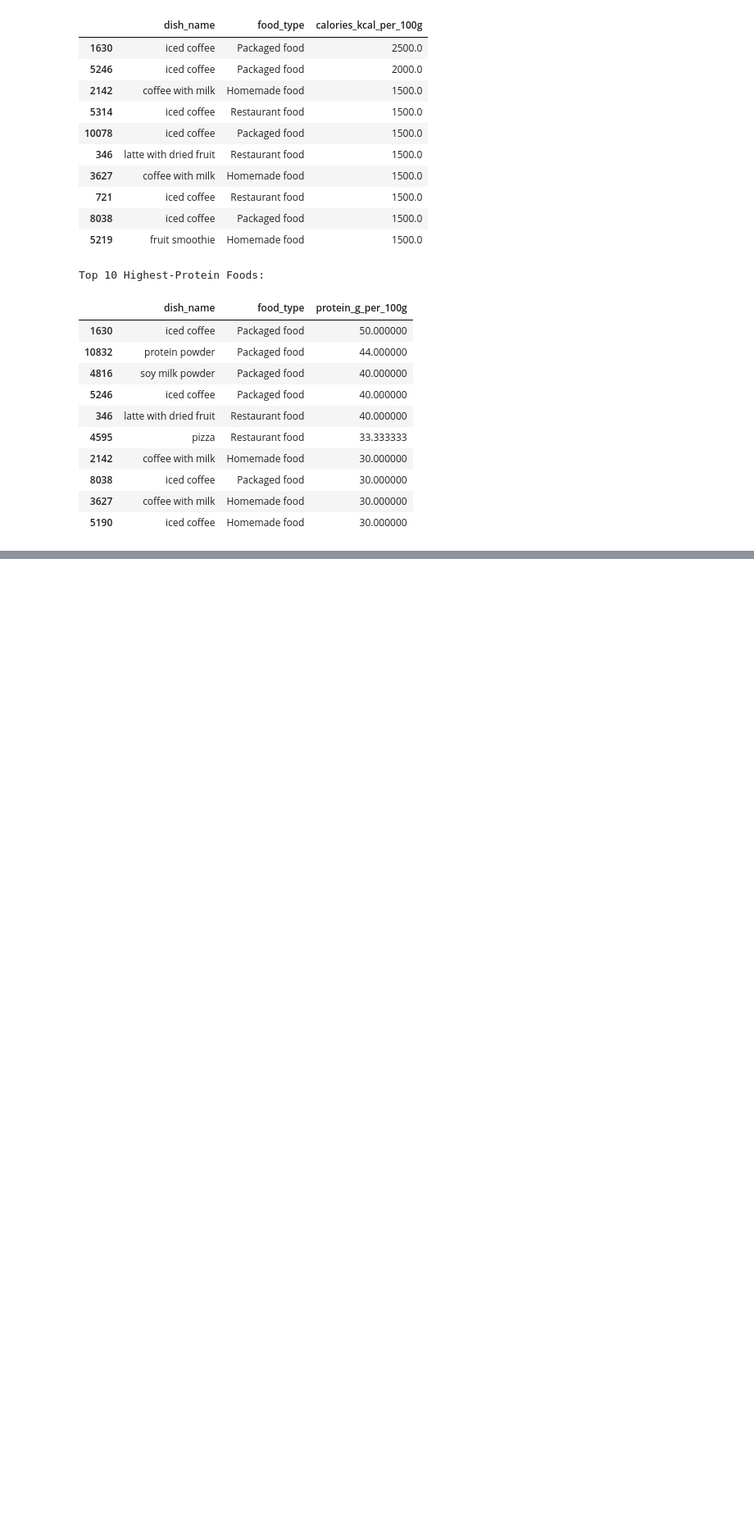
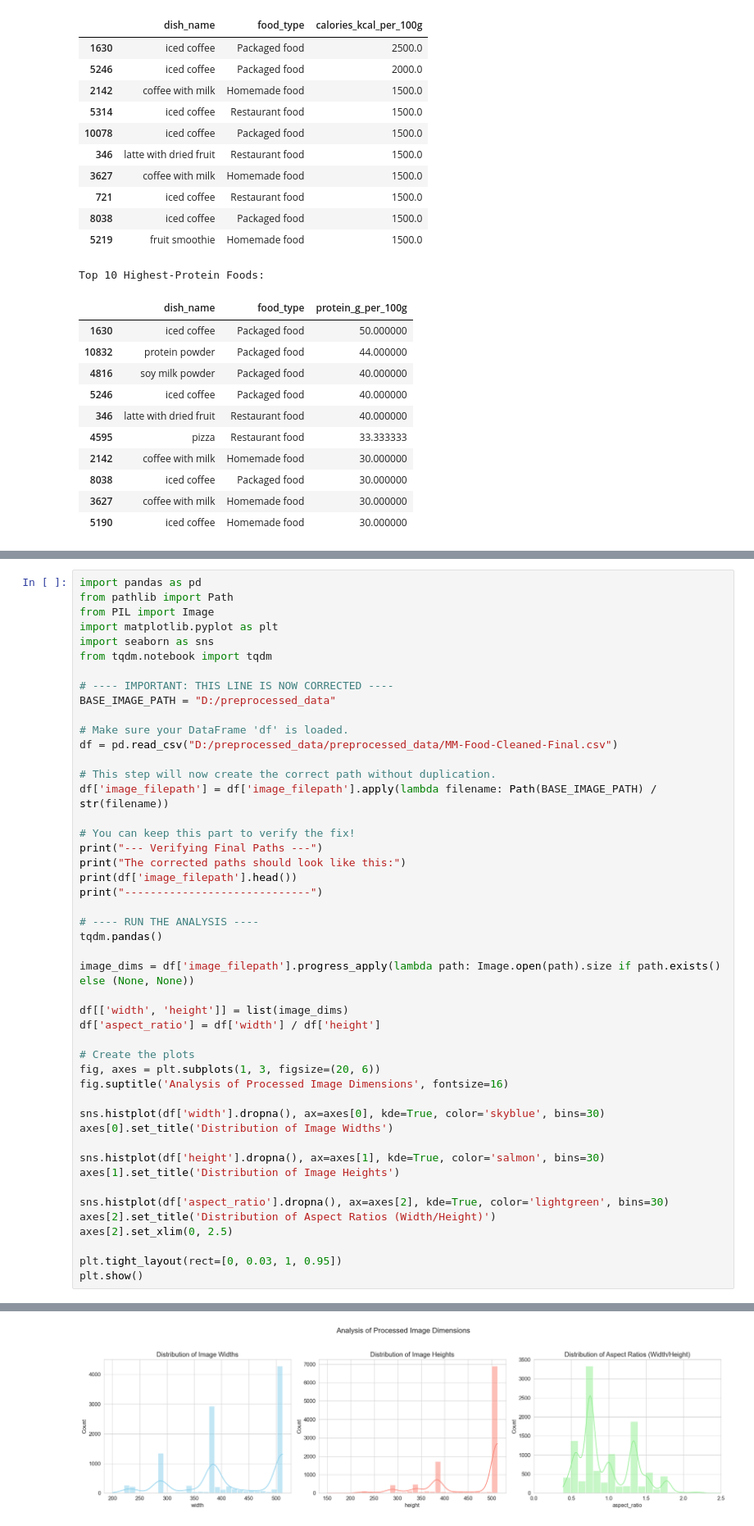
Before and after one commit to Aaditya235-design/NutriSage, a Jupyter notebook: Codes/EDA_PIPELINE.ipynb, the cells around one changed output, grey strips where cells are left out. Shown at 82% size. Drawn from its saved outputs; the diff is of its cells as text; blank space fills up the shorter version.

```diff
--- a/Codes/EDA_PIPELINE.ipynb
+++ b/Codes/EDA_PIPELINE.ipynb
@@ -300,3 +300,51 @@ Passing `palette` without assigning `hue` is deprecated and will be removed in v
 
   sns.barplot(x='Count', y='Ingredient', data=top_20_df, palette='viridis_r')
 [figure]
+# %%
+import pandas as pd
+from pathlib import Path
+from PIL import Image
+import matplotlib.pyplot as plt
+import seaborn as sns
+from tqdm.notebook import tqdm
+
+# ---- IMPORTANT: THIS LINE IS NOW CORRECTED ----
+BASE_IMAGE_PATH = "D:/preprocessed_data"
+
+# Make sure your DataFrame 'df' is loaded.
+df = pd.read_csv("D:/preprocessed_data/preprocessed_data/MM-Food-Cleaned-Final.csv")
+
+# This step will now create the correct path without duplication.
+df['image_filepath'] = df['image_filepath'].apply(lambda filename: Path(BASE_IMAGE_PATH) / str(filename))
+
+# You can keep this part to verify the fix!
+print("--- Verifying Final Paths ---")
+print("The corrected paths should look like this:")
+print(df['image_filepath'].head())
+print("-----------------------------")
+
+# ---- RUN THE ANALYSIS ----
+tqdm.pandas()
+
+image_dims = df['image_filepath'].progress_apply(lambda path: Image.open(path).size if path.exists() else (None, None))
+
+df[['width', 'height']] = list(image_dims)
+df['aspect_ratio'] = df['width'] / df['height']
+
+# Create the plots
+fig, axes = plt.subplots(1, 3, figsize=(20, 6))
+fig.suptitle('Analysis of Processed Image Dimensions', fontsize=16)
+
+sns.histplot(df['width'].dropna(), ax=axes[0], kde=True, color='skyblue', bins=30)
+axes[0].set_title('Distribution of Image Widths')
+
+sns.histplot(df['height'].dropna(), ax=axes[1], kde=True, color='salmon', bins=30)
+axes[1].set_title('Distribution of Image Heights')
+
+sns.histplot(df['aspect_ratio'].dropna(), ax=axes[2], kde=True, color='lightgreen', bins=30)
+axes[2].set_title('Distribution of Aspect Ratios (Width/Height)')
+axes[2].set_xlim(0, 2.5)
+
+plt.tight_layout(rect=[0, 0.03, 1, 0.95])
+plt.show()
+# %% [output]
@@ -302,0 +360 @@ Passing `palette` without assigning `hue` is deprecated and will be removed in v
+[figure, added]
```
Also changed, not shown: parts of 2 cells of this notebook.
